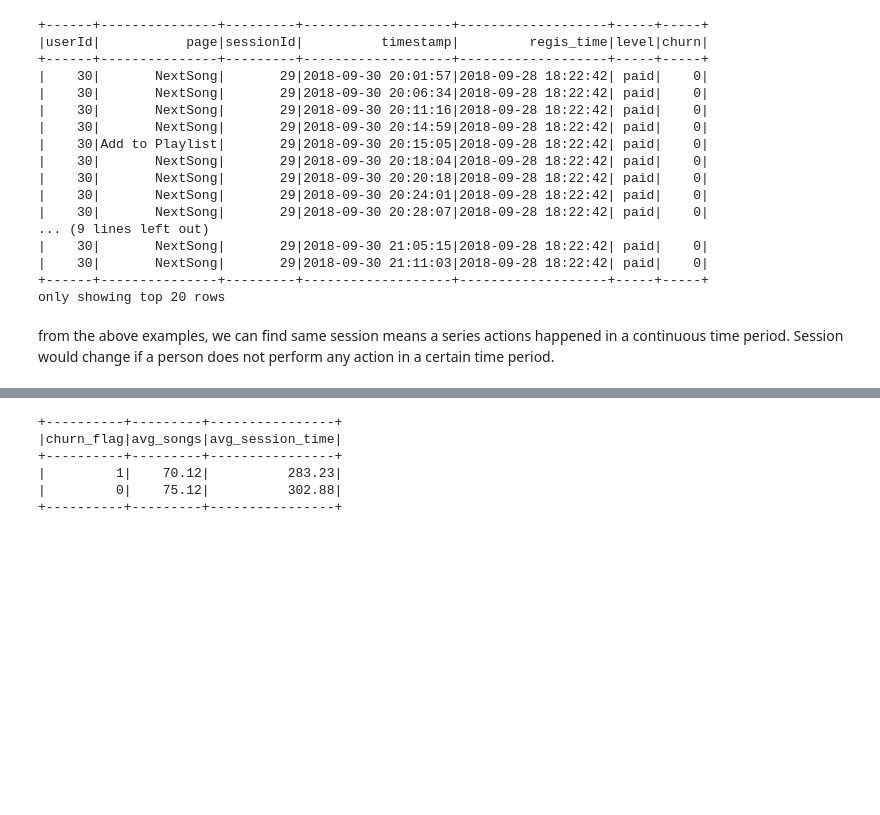
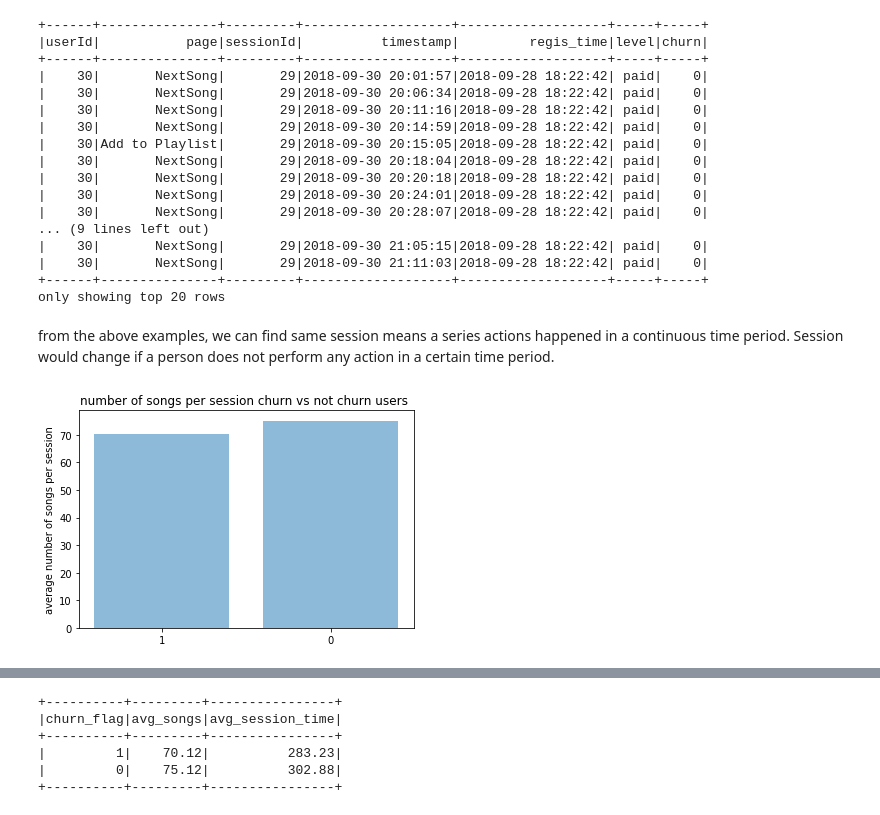
Before and after one commit to bkqe7/Pyspark-User-Churn-Prediction, a Jupyter notebook: Sparkify.ipynb, the cells around one changed output, grey strips where cells are left out. Cells and saved outputs as stored; diff of their text form; code cells hidden in the pictures; blank space fills up the shorter version.

```diff
--- a/Sparkify.ipynb
+++ b/Sparkify.ipynb
@@ -253,6 +253,19 @@ song = spark.sql('''
           GROUP BY churn_flag
           ''')
 song.createOrReplaceTempView('song')
+# %%
+col = ['1','0']
+y_pos = np.arange(len(col))
+avg_songs = [70.12,75.12]
+
+plt.bar(y_pos,avg_songs, align='center', alpha=0.5)
+plt.xticks(y_pos, col)
+plt.ylabel('average number of songs per session')
+plt.title('number of songs per session churn vs not churn users ')
+
+plt.show()
+# %% [output]
+[figure, added]
 # %%
 # average time spent in each session for churn and not churn users
 time = spark.sql('''
```
Also changed, not shown: parts of 1 cell of this notebook.
